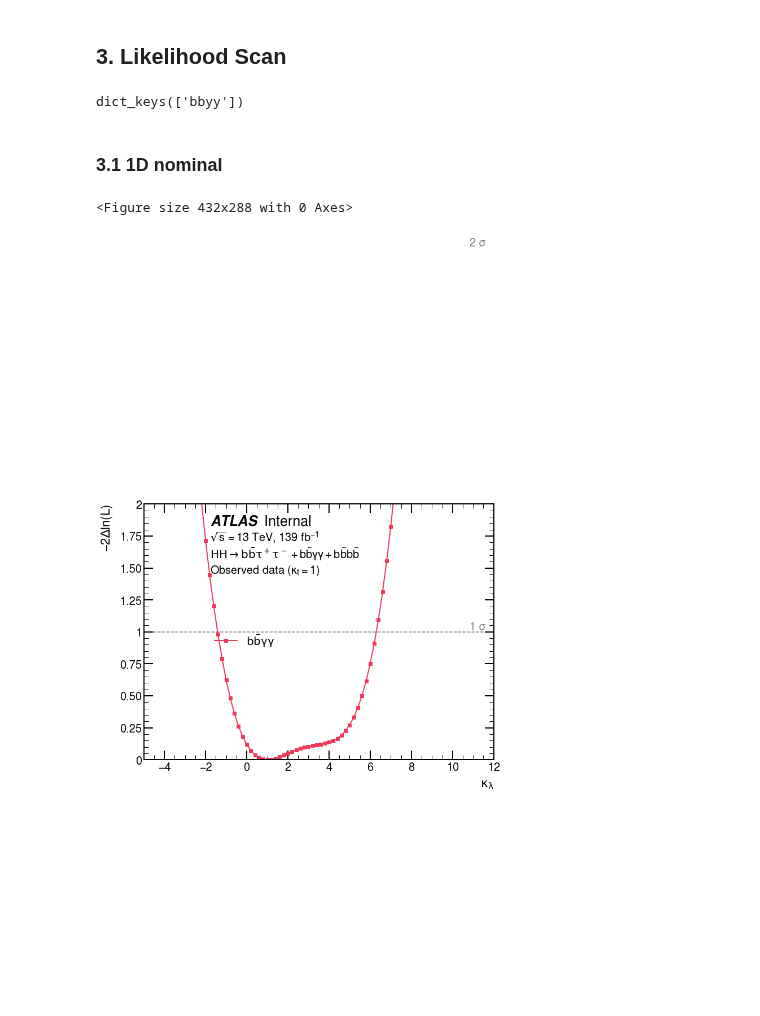
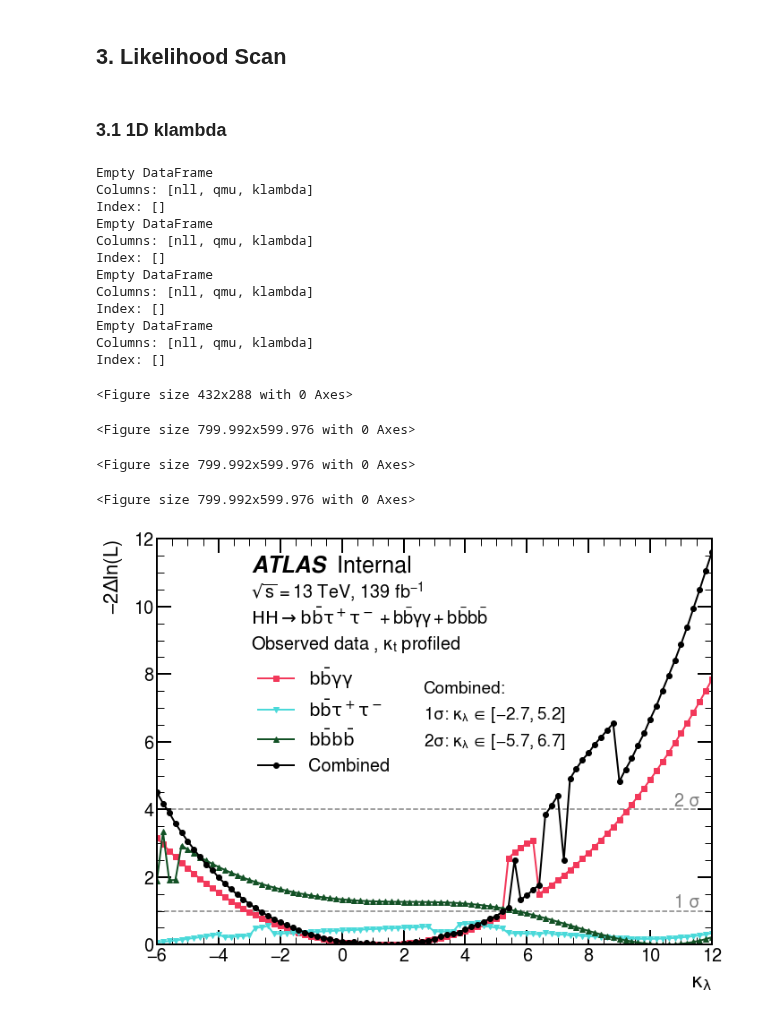
Before and after one commit to dyl64/hh_combination_fw, a Jupyter notebook: tutorials/HHH2022/GenPlots.ipynb, the cells around one changed output. Drawn from its saved outputs; the diff is of its cells as text; code cells hidden in the pictures; blank space fills up the shorter version.

Commit message:
Run likelihood scan

```diff
--- a/tutorials/HHH2022/GenPlots.ipynb
+++ b/tutorials/HHH2022/GenPlots.ipynb
@@ -283,17 +331,15 @@ def get_interval(df, level):
     signchange = ((np.roll(asign, 1) - asign) != 0).astype(int)
     return x_new[signchange==1]
 # %%
-channels = ['bbyy']#, 'bbtautau', 'bbbb']
+channels = ['bbyy', 'bbtautau', 'bbbb']
 
-studies = ['1D_kt_nominal'] #, '1D_kt_profiled', '2D_kl_kt']
-obs = 'asimov'
-likelihood_df = {}
-for study in studies:
-    likelihood_df[study] = data_loading_lh(obs, study)
-    print(likelihood_df[study].keys())
+studies = ['1D_kt_nominal', '1D_kt_profiled', '2D_kl_kt']
+obs = ['asimov', 'obs']
+likelihood_df, uncond_df = {}, {}
+for o in obs:
+    for study in studies:
+        likelihood_df[f'{study}_{o}'], uncond_df[f'{study}_{o}'] = data_loading_lh(o, study)
-# %% [output]
-dict_keys(['bbyy'])
 # %% [markdown]
-### 3.1 1D nominal
+### 3.1 1D klambda
 # %%
 styles_map = {
@@ -367,13 +418,14 @@ analysis_label_options_new = {
 # %%
-def plot_kl(study, xmin = -5, xmax = 12, ymax = 12 ):
-    plotter = Likelihood1DPlot(likelihood_df[study], label_map=channel_label_map, styles_map=styles_map,
-                            styles=styles[study], analysis_label_options=analysis_label_options_new[study])
-    ax = plotter.draw(xlabel=r"$\mathrm{\kappa_{\lambda}}$", ymax=ymax, xmin=xmin, xmax=xmax, draw_sigma_line=True)
+def plot_kl(study, obs, xmin = -6, xmax = 12, ymax = 12 ):
+    df_index = f'{study}_{o}'
+    plotter = Likelihood1DPlot(likelihood_df[df_index], label_map=channel_label_map, styles_map=styles_map,
+                            styles=styles[study], analysis_label_options=analysis_label_options_new(study, obs))
+    ax = plotter.draw(xlabel=r"$\mathrm{\kappa_{\lambda}}$", ymax=ymax, xmin=xmin, xmax=xmax, xattrib='klambda', draw_sigma_line=True)
 
-    if 'combined' in likelihood_df[study]:
-        print(likelihood_df[study]['combined'][likelihood_df[study]['combined']['qmu'] <= 0])
-        intersections_1 = get_interval(likelihood_df[study]['combined'], 1).tolist()
-        intersections_2 = get_interval(likelihood_df[study]['combined'], 4).tolist()
+    if 'combined' in likelihood_df[df_index]:
+        print(likelihood_df[df_index]['combined'][likelihood_df[df_index]['combined']['qmu'] <= 0])
+        intersections_1 = get_interval(likelihood_df[df_index]['combined'], 1).tolist()
+        intersections_2 = get_interval(likelihood_df[df_index]['combined'], 4).tolist()
 
         ax.annotate(r'Combined:',
                     (anno_op[study]['x'], anno_op[study]['y']), xycoords = 'axes fraction', fontsize = anno_op[study]['font_size'])
@@ -384,12 +436,33 @@ def plot_kl(study, xmin = -5, xmax = 12, ymax = 12 ):
 
     savefolder = outdir_likelihood + '/figures/likelihood_scan'
     os.makedirs(savefolder, exist_ok=True)
-    plt.savefig(savefolder+f"/likelihood_scan_{study}.pdf", bbox_inches="tight")
+    plt.savefig(savefolder+f"/likelihood_scan_{df_index}.pdf", bbox_inches="tight")
 # %%
-for study in studies:
-    if '2D' in study: continue
+for o in obs:
+    for study in studies:
+        if '2D' in study: continue
+        plot_kl(study, o)
 
-    plot_kl(study)
+# combined:
+# 6  klambda -1.000000e+30  1.000000e+30         True           5.8       5.800000           0.0       0.000000
+# 7       kt -1.000000e+30  1.000000e+30        False           1.0       0.051286           0.0       0.327024
+# 6  klambda -1.000000e+30  1.000000e+30         True           5.6       5.600000           0.0        0.00000
+# 7       kt -1.000000e+30  1.000000e+30        False           1.0       1.275484           0.0        0.46026
 # %% [output]
-<Figure size 432x288 with 0 Axes>
+Empty DataFrame
+Columns: [nll, qmu, klambda]
+Index: []
+Empty DataFrame
+Columns: [nll, qmu, klambda]
+Index: []
+Empty DataFrame
+Columns: [nll, qmu, klambda]
+Index: []
+Empty DataFrame
+Columns: [nll, qmu, klambda]
+Index: []
+<Figure size 432x288 with 0 Axes>
+<Figure size 799.992x599.976 with 0 Axes>
+<Figure size 799.992x599.976 with 0 Axes>
+<Figure size 799.992x599.976 with 0 Axes>
-[figure, old version]
+[figure, new version]
```
Also changed, not shown: parts of 18 cells of this notebook, 5 other files.
